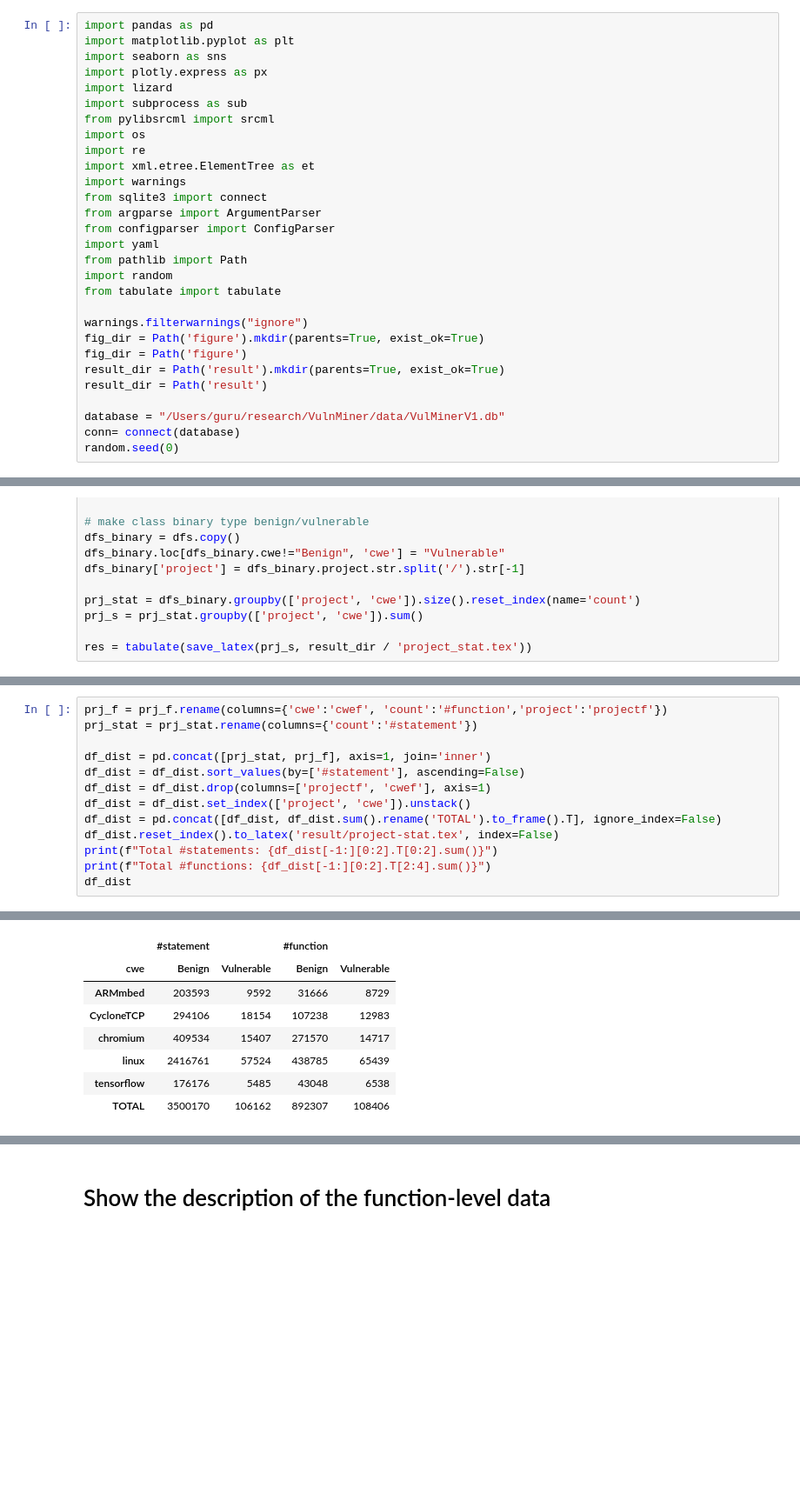
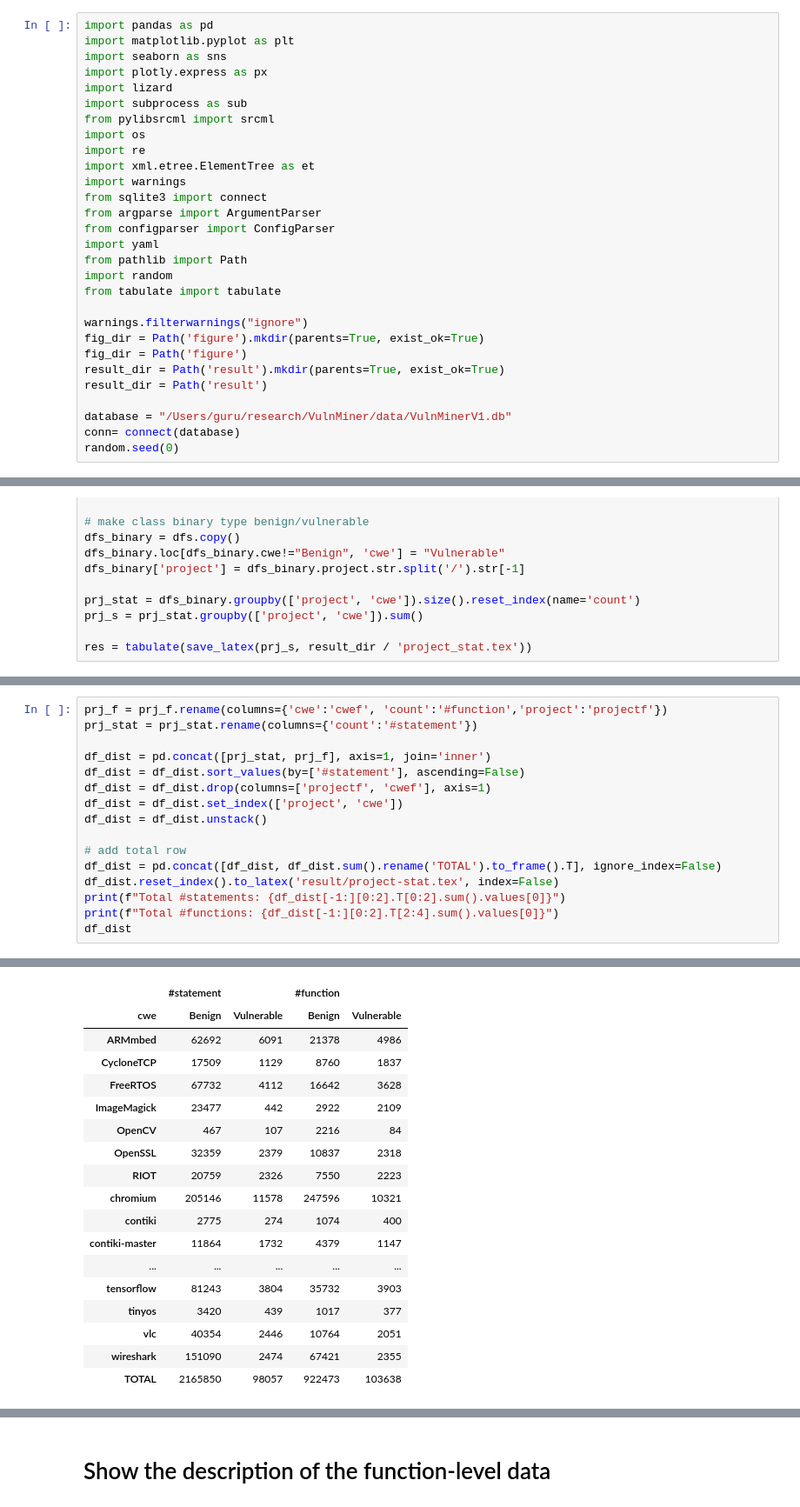
Before and after one commit to SmartSecLab/VulnMiner, a Jupyter notebook: statistics.ipynb, the cells around one changed output, grey strips where cells are left out. Shown at 87% size. Drawn from its saved outputs; the diff is of its cells as text; blank space fills up the shorter version.

```diff
--- a/statistics.ipynb
+++ b/statistics.ipynb
@@ -28,7 +28,7 @@ fig_dir = Path('figure')
 result_dir = Path('result').mkdir(parents=True, exist_ok=True)
 result_dir = Path('result')
 
-database = "/Users/guru/research/VulnMiner/data/VulMinerV1.db"
+database = "/Users/guru/research/VulnMiner/data/VulnMinerV1.db"
 conn= connect(database)
 random.seed(0)
 # %%
@@ -216,10 +222,13 @@ prj_stat = prj_stat.rename(columns={'count':'#statement'})
 df_dist = pd.concat([prj_stat, prj_f], axis=1, join='inner')
 df_dist = df_dist.sort_values(by=['#statement'], ascending=False)
 df_dist = df_dist.drop(columns=['projectf', 'cwef'], axis=1)
-df_dist = df_dist.set_index(['project', 'cwe']).unstack()
+df_dist = df_dist.set_index(['project', 'cwe'])
+df_dist = df_dist.unstack()
+
+# add total row
 df_dist = pd.concat([df_dist, df_dist.sum().rename('TOTAL').to_frame().T], ignore_index=False)
 df_dist.reset_index().to_latex('result/project-stat.tex', index=False)
-print(f"Total #statements: {df_dist[-1:][0:2].T[0:2].sum()}")
-print(f"Total #functions: {df_dist[-1:][0:2].T[2:4].sum()}")
+print(f"Total #statements: {df_dist[-1:][0:2].T[0:2].sum().values[0]}")
+print(f"Total #functions: {df_dist[-1:][0:2].T[2:4].sum().values[0]}")
 df_dist
 # %% [output]
@@ -226,8 +237,18 @@ df_dist
 |  | #statement |  | #function |  |
 | cwe | Benign | Vulnerable | Benign | Vulnerable |
-| ARMmbed | 203593 | 9592 | 31666 | 8729 |
-| CycloneTCP | 294106 | 18154 | 107238 | 12983 |
-| chromium | 409534 | 15407 | 271570 | 14717 |
-| linux | 2416761 | 57524 | 438785 | 65439 |
-| tensorflow | 176176 | 5485 | 43048 | 6538 |
-| TOTAL | 3500170 | 106162 | 892307 | 108406 |
+| ARMmbed | 62692 | 6091 | 21378 | 4986 |
+| CycloneTCP | 17509 | 1129 | 8760 | 1837 |
+| FreeRTOS | 67732 | 4112 | 16642 | 3628 |
+| ImageMagick | 23477 | 442 | 2922 | 2109 |
+| OpenCV | 467 | 107 | 2216 | 84 |
+| OpenSSL | 32359 | 2379 | 10837 | 2318 |
+| RIOT | 20759 | 2326 | 7550 | 2223 |
+| chromium | 205146 | 11578 | 247596 | 10321 |
+| contiki | 2775 | 274 | 1074 | 400 |
+| contiki-master | 11864 | 1732 | 4379 | 1147 |
+| ... | ... | ... | ... | ... |
+| tensorflow | 81243 | 3804 | 35732 | 3903 |
+| tinyos | 3420 | 439 | 1017 | 377 |
+| vlc | 40354 | 2446 | 10764 | 2051 |
+| wireshark | 151090 | 2474 | 67421 | 2355 |
+| TOTAL | 2165850 | 98057 | 922473 | 103638 |
```
Also changed, not shown: parts of 19 cells of this notebook, 10 other files.
